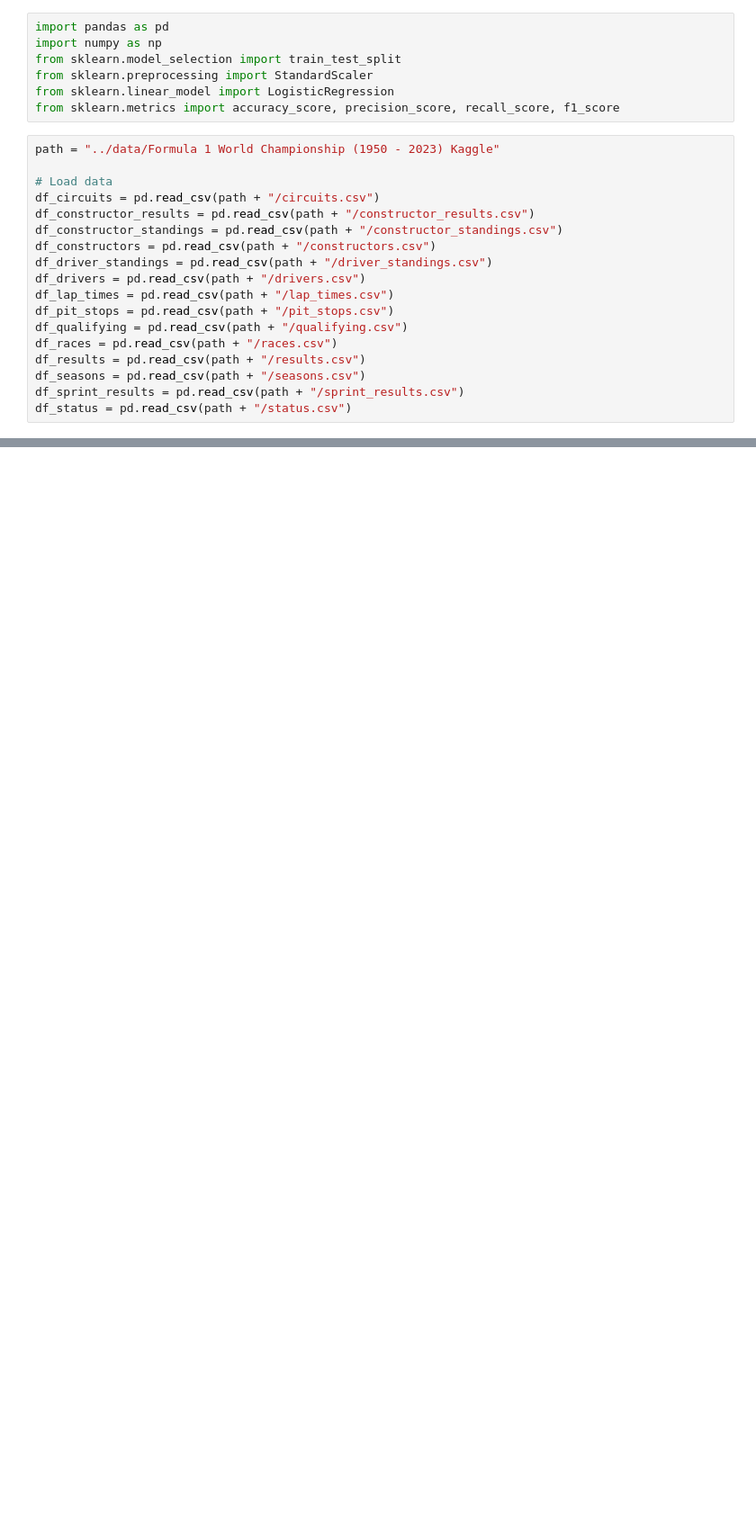
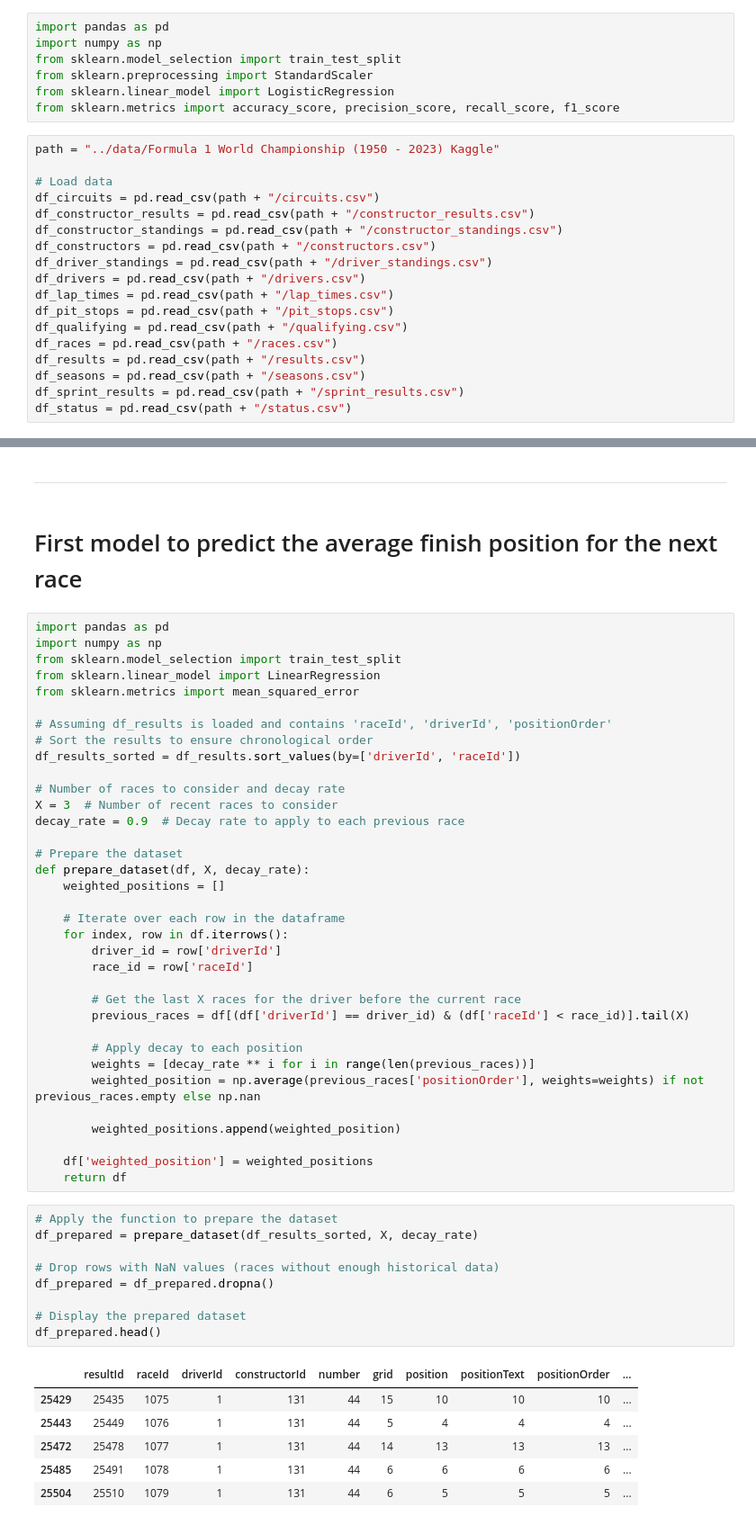
Before and after one commit to TBillaudeau/F1-ML-Prediction, a Jupyter notebook: notebooks/detecting_winner.ipynb, the cells around one changed output, grey strips where cells are left out. Shown at 90% size. Cells and saved outputs as stored; diff of their text form; blank space fills up the shorter version.

Commit message:
First version of a ML model that detect the position of the pilot for next race

```diff
--- a/notebooks/detecting_winner.ipynb
+++ b/notebooks/detecting_winner.ipynb
@@ -25,0 +97,55 @@ df_status = pd.read_csv(path + "/status.csv")
+# %% [markdown]
+---
+# %% [markdown]
+# First model to predict the average finish position for the next race
+# %%
+import pandas as pd
+import numpy as np
+from sklearn.model_selection import train_test_split
+from sklearn.linear_model import LinearRegression
+from sklearn.metrics import mean_squared_error
+
+# Assuming df_results is loaded and contains 'raceId', 'driverId', 'positionOrder'
+# Sort the results to ensure chronological order
+df_results_sorted = df_results.sort_values(by=['driverId', 'raceId'])
+
+# Number of races to consider and decay rate
+X = 3  # Number of recent races to consider
+decay_rate = 0.9  # Decay rate to apply to each previous race
+
+# Prepare the dataset
+def prepare_dataset(df, X, decay_rate):
+    weighted_positions = []
+
+    # Iterate over each row in the dataframe
+    for index, row in df.iterrows():
+        driver_id = row['driverId']
+        race_id = row['raceId']
+
+        # Get the last X races for the driver before the current race
+        previous_races = df[(df['driverId'] == driver_id) & (df['raceId'] < race_id)].tail(X)
+
+        # Apply decay to each position
+        weights = [decay_rate ** i for i in range(len(previous_races))]
+        weighted_position = np.average(previous_races['positionOrder'], weights=weights) if not previous_races.empty else np.nan
+
+        weighted_positions.append(weighted_position)
+
+    df['weighted_position'] = weighted_positions
+    return df
+# %%
+# Apply the function to prepare the dataset
+df_prepared = prepare_dataset(df_results_sorted, X, decay_rate)
+
+# Drop rows with NaN values (races without enough historical data)
+df_prepared = df_prepared.dropna()
+
+# Display the prepared dataset
+df_prepared.head()
+# %% [output]
+|  | resultId | raceId | driverId | constructorId | number | grid | position | positionText | positionOrder | ... |
+| 25429 | 25435 | 1075 | 1 | 131 | 44 | 15 | 10 | 10 | 10 | ... |
+| 25443 | 25449 | 1076 | 1 | 131 | 44 | 5 | 4 | 4 | 4 | ... |
+| 25472 | 25478 | 1077 | 1 | 131 | 44 | 14 | 13 | 13 | 13 | ... |
+| 25485 | 25491 | 1078 | 1 | 131 | 44 | 6 | 6 | 6 | 6 | ... |
+| 25504 | 25510 | 1079 | 1 | 131 | 44 | 6 | 5 | 5 | 5 | ... |
```
Also changed, not shown: parts of 15 cells of this notebook.
